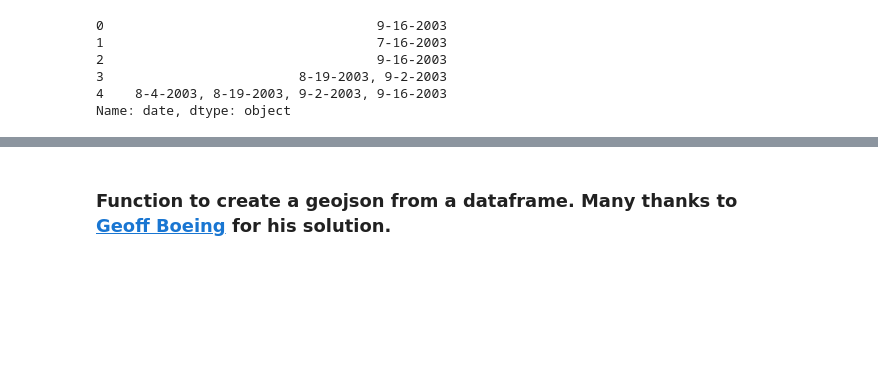
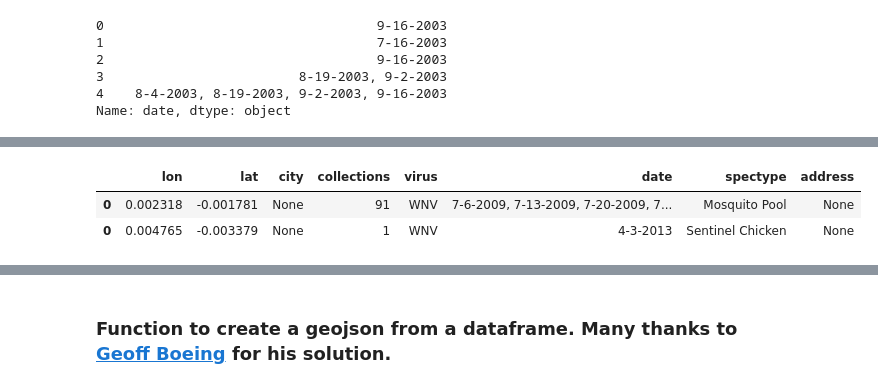
Before and after one commit to bazini627/nmpFinalProject, a Jupyter notebook: wnvDataCleanup.ipynb, the cells around one changed output, grey strips where cells are left out. Cells and saved outputs as stored; diff of their text form; code cells hidden in the pictures; blank space fills up the shorter version.

```diff
--- a/wnvDataCleanup.ipynb
+++ b/wnvDataCleanup.ipynb
@@ -322,0 +375,21 @@ Name: date, dtype: object
+# %%
+# Empty list to hold extracted city
+states = []
+
+# Address column to a list
+addies = wnv_null_city['address'].tolist()
+
+# Loop through the addresses, pull out the city and append to cities list
+for addy in addies:
+
+    # Convert Shapely object to a string
+    addy_as_string = str(addy)
+
+    # Regex looking for something like City,State zip anywhere in our address string
+    state = re.search(",\s([A-z][a-z]+)\s\d{5}", addy_as_string)
+
+    # If we have a match append the city to our cities list
+    if state:
+        states.append(state.group(1))
+
+#print(states)
@@ -322,0 +398,2 @@ Name: date, dtype: object
+# %%
+wnv_null_city['state'] = states
@@ -322,0 +421,7 @@ Name: date, dtype: object
+# %%
+# Two entries appear to have null addresses
+wnv_null_city.loc[wnv_null_city['address'].isnull()]
+# %% [output]
+|  | lon | lat | city | collections | virus | date | spectype | address |
+| 0 | 0.002318 | -0.001781 | None | 91 | WNV | 7-6-2009, 7-13-2009, 7-20-2009, 7... | Mosquito Pool | None |
+| 0 | 0.004765 | -0.003379 | None | 1 | WNV | 4-3-2013 | Sentinel Chicken | None |
```
Also changed, not shown: parts of 31 cells of this notebook, 2 other files.
